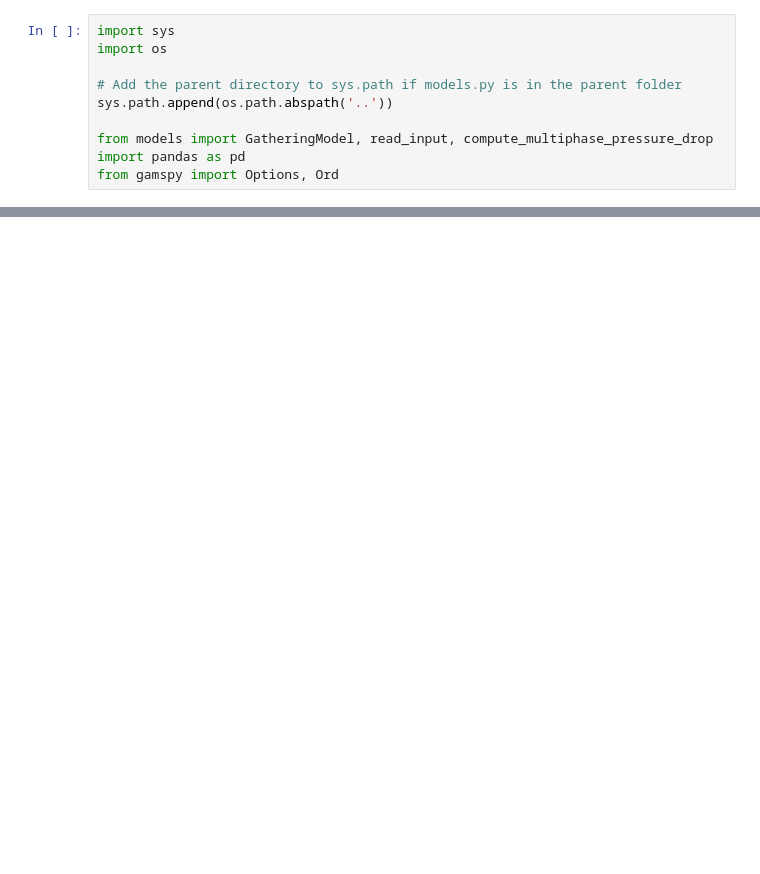
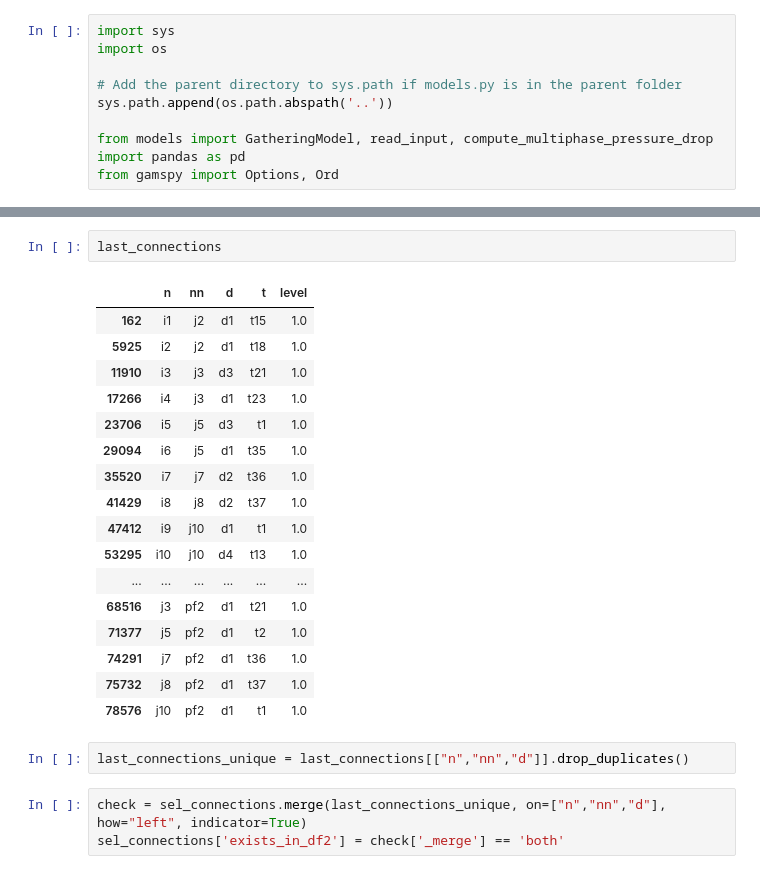
Before and after one commit to DiegoTru-lang/LM_Gathering, a Jupyter notebook: src/notebooks/development.ipynb, the cells around one changed output, grey strips where cells are left out. Saved outputs shown, nothing was run; the diff lists cells and outputs as text; blank space fills up the shorter version.

```diff
--- a/src/notebooks/development.ipynb
+++ b/src/notebooks/development.ipynb
@@ -105,0 +147,25 @@ m.solution_algorithm(scenario_name="toy_problem2", max_iterations=10, solver_opt
+# %%
+last_connections
+# %% [output]
+|  | n | nn | d | t | level |
+| 162 | i1 | j2 | d1 | t15 | 1.0 |
+| 5925 | i2 | j2 | d1 | t18 | 1.0 |
+| 11910 | i3 | j3 | d3 | t21 | 1.0 |
+| 17266 | i4 | j3 | d1 | t23 | 1.0 |
+| 23706 | i5 | j5 | d3 | t1 | 1.0 |
+| 29094 | i6 | j5 | d1 | t35 | 1.0 |
+| 35520 | i7 | j7 | d2 | t36 | 1.0 |
+| 41429 | i8 | j8 | d2 | t37 | 1.0 |
+| 47412 | i9 | j10 | d1 | t1 | 1.0 |
+| 53295 | i10 | j10 | d4 | t13 | 1.0 |
+| ... | ... | ... | ... | ... | ... |
+| 68516 | j3 | pf2 | d1 | t21 | 1.0 |
+| 71377 | j5 | pf2 | d1 | t2 | 1.0 |
+| 74291 | j7 | pf2 | d1 | t36 | 1.0 |
+| 75732 | j8 | pf2 | d1 | t37 | 1.0 |
+| 78576 | j10 | pf2 | d1 | t1 | 1.0 |
+# %%
+last_connections_unique = last_connections[["n","nn","d"]].drop_duplicates()
+# %%
+check = sel_connections.merge(last_connections_unique, on=["n","nn","d"], how="left", indicator=True)
+sel_connections['exists_in_df2'] = check['_merge'] == 'both'
```
Also changed, not shown: parts of 20 cells of this notebook, 11 other files.
